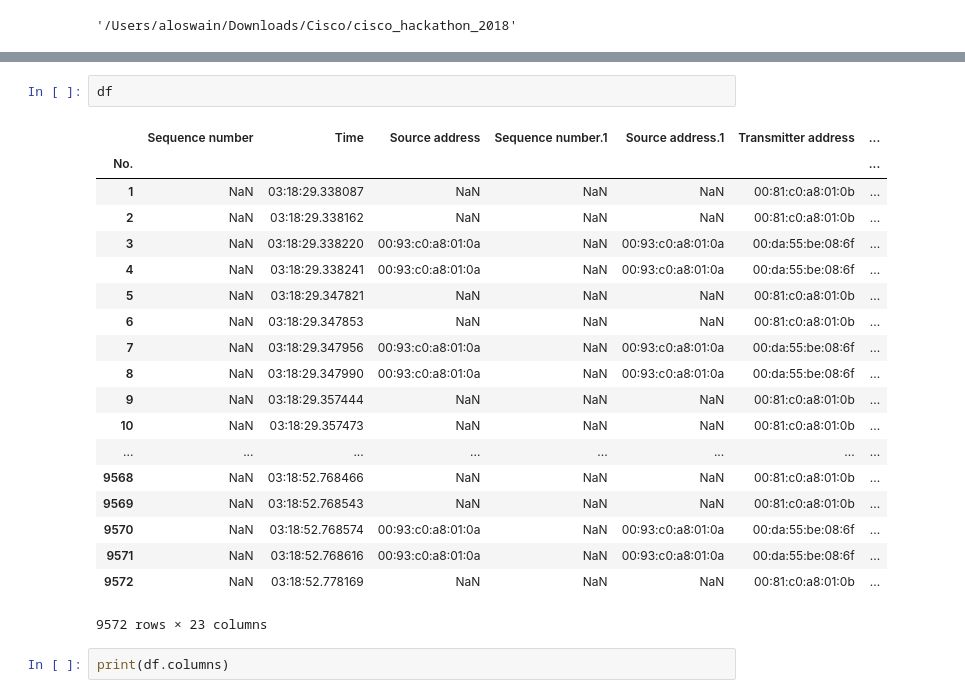
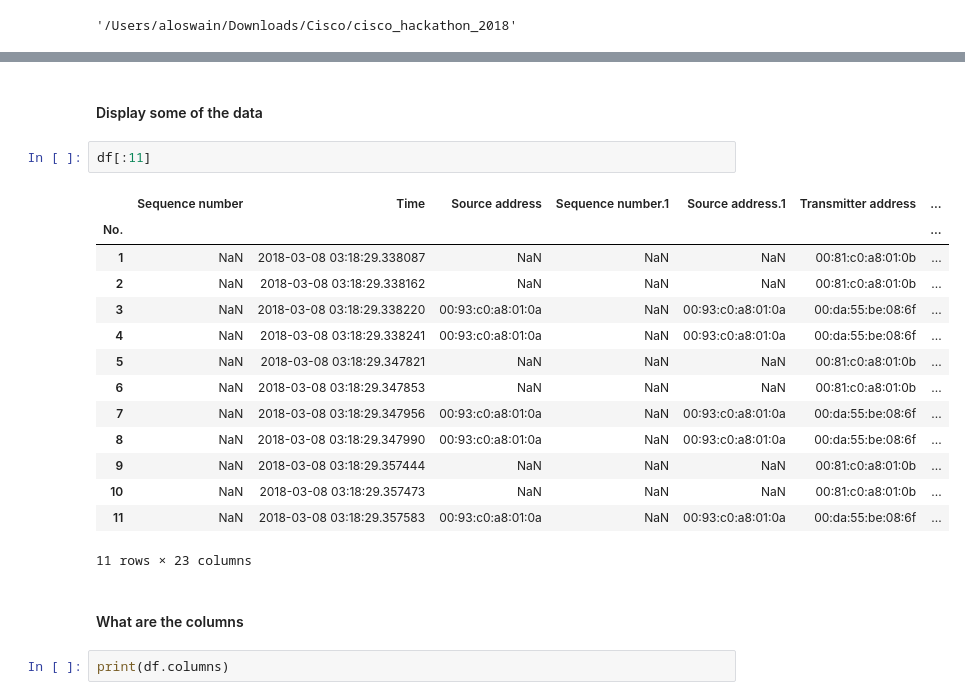
Before and after one commit to alokswaincontact/cisco_hackathon_2018, a Jupyter notebook: Cisco ML Hackathon 2018.ipynb, the cells around one changed output, grey strips where cells are left out. Saved outputs shown, nothing was run; the diff lists cells and outputs as text.

```diff
--- a/Cisco ML Hackathon 2018.ipynb
+++ b/Cisco ML Hackathon 2018.ipynb
@@ -32,25 +27,24 @@ No.
+# %% [markdown]
+#### Display some of the data
 # %%
-df
+df[:11]
 # %% [output]
 |  | Sequence number | Time | Source address | Sequence number.1 | Source address.1 | Transmitter address | ... |
 | No. |  |  |  |  |  |  | ... |
-| 1 | NaN | 03:18:29.338087 | NaN | NaN | NaN | 00:81:c0:a8:01:0b | ... |
-| 2 | NaN | 03:18:29.338162 | NaN | NaN | NaN | 00:81:c0:a8:01:0b | ... |
-| 3 | NaN | 03:18:29.338220 | 00:93:c0:a8:01:0a | NaN | 00:93:c0:a8:01:0a | 00:da:55:be:08:6f | ... |
-| 4 | NaN | 03:18:29.338241 | 00:93:c0:a8:01:0a | NaN | 00:93:c0:a8:01:0a | 00:da:55:be:08:6f | ... |
-| 5 | NaN | 03:18:29.347821 | NaN | NaN | NaN | 00:81:c0:a8:01:0b | ... |
-| 6 | NaN | 03:18:29.347853 | NaN | NaN | NaN | 00:81:c0:a8:01:0b | ... |
-| 7 | NaN | 03:18:29.347956 | 00:93:c0:a8:01:0a | NaN | 00:93:c0:a8:01:0a | 00:da:55:be:08:6f | ... |
-| 8 | NaN | 03:18:29.347990 | 00:93:c0:a8:01:0a | NaN | 00:93:c0:a8:01:0a | 00:da:55:be:08:6f | ... |
-| 9 | NaN | 03:18:29.357444 | NaN | NaN | NaN | 00:81:c0:a8:01:0b | ... |
-| 10 | NaN | 03:18:29.357473 | NaN | NaN | NaN | 00:81:c0:a8:01:0b | ... |
-| ... | ... | ... | ... | ... | ... | ... | ... |
-| 9568 | NaN | 03:18:52.768466 | NaN | NaN | NaN | 00:81:c0:a8:01:0b | ... |
-| 9569 | NaN | 03:18:52.768543 | NaN | NaN | NaN | 00:81:c0:a8:01:0b | ... |
-| 9570 | NaN | 03:18:52.768574 | 00:93:c0:a8:01:0a | NaN | 00:93:c0:a8:01:0a | 00:da:55:be:08:6f | ... |
-| 9571 | NaN | 03:18:52.768616 | 00:93:c0:a8:01:0a | NaN | 00:93:c0:a8:01:0a | 00:da:55:be:08:6f | ... |
-| 9572 | NaN | 03:18:52.778169 | NaN | NaN | NaN | 00:81:c0:a8:01:0b | ... |
+| 1 | NaN | 2018-03-08 03:18:29.338087 | NaN | NaN | NaN | 00:81:c0:a8:01:0b | ... |
+| 2 | NaN | 2018-03-08 03:18:29.338162 | NaN | NaN | NaN | 00:81:c0:a8:01:0b | ... |
+| 3 | NaN | 2018-03-08 03:18:29.338220 | 00:93:c0:a8:01:0a | NaN | 00:93:c0:a8:01:0a | 00:da:55:be:08:6f | ... |
+| 4 | NaN | 2018-03-08 03:18:29.338241 | 00:93:c0:a8:01:0a | NaN | 00:93:c0:a8:01:0a | 00:da:55:be:08:6f | ... |
+| 5 | NaN | 2018-03-08 03:18:29.347821 | NaN | NaN | NaN | 00:81:c0:a8:01:0b | ... |
+| 6 | NaN | 2018-03-08 03:18:29.347853 | NaN | NaN | NaN | 00:81:c0:a8:01:0b | ... |
+| 7 | NaN | 2018-03-08 03:18:29.347956 | 00:93:c0:a8:01:0a | NaN | 00:93:c0:a8:01:0a | 00:da:55:be:08:6f | ... |
+| 8 | NaN | 2018-03-08 03:18:29.347990 | 00:93:c0:a8:01:0a | NaN | 00:93:c0:a8:01:0a | 00:da:55:be:08:6f | ... |
+| 9 | NaN | 2018-03-08 03:18:29.357444 | NaN | NaN | NaN | 00:81:c0:a8:01:0b | ... |
+| 10 | NaN | 2018-03-08 03:18:29.357473 | NaN | NaN | NaN | 00:81:c0:a8:01:0b | ... |
+| 11 | NaN | 2018-03-08 03:18:29.357583 | 00:93:c0:a8:01:0a | NaN | 00:93:c0:a8:01:0a | 00:da:55:be:08:6f | ... |
-9572 rows × 23 columns
+11 rows × 23 columns
+# %% [markdown]
+#### What are the columns
 # %%
 print(df.columns)
 # %% [output]
```
Also changed, not shown: parts of 30 cells of this notebook.
